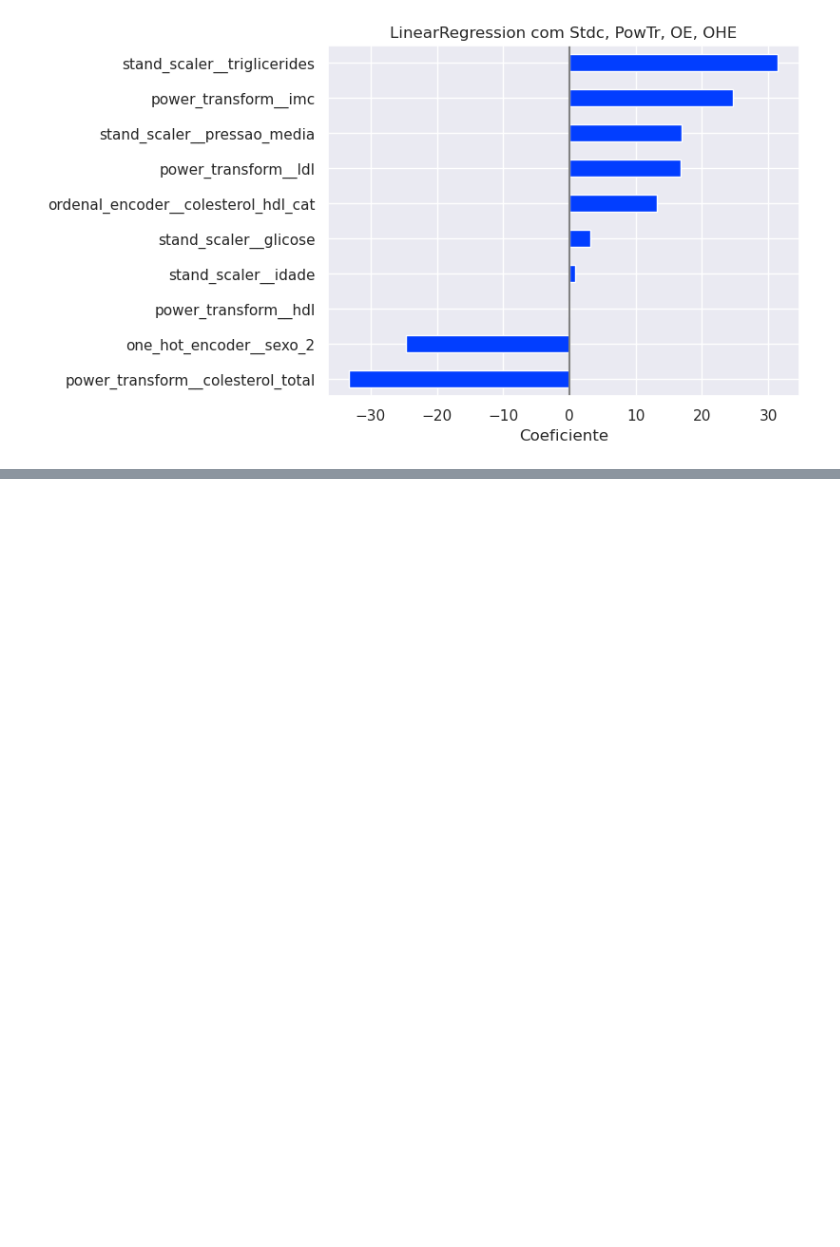
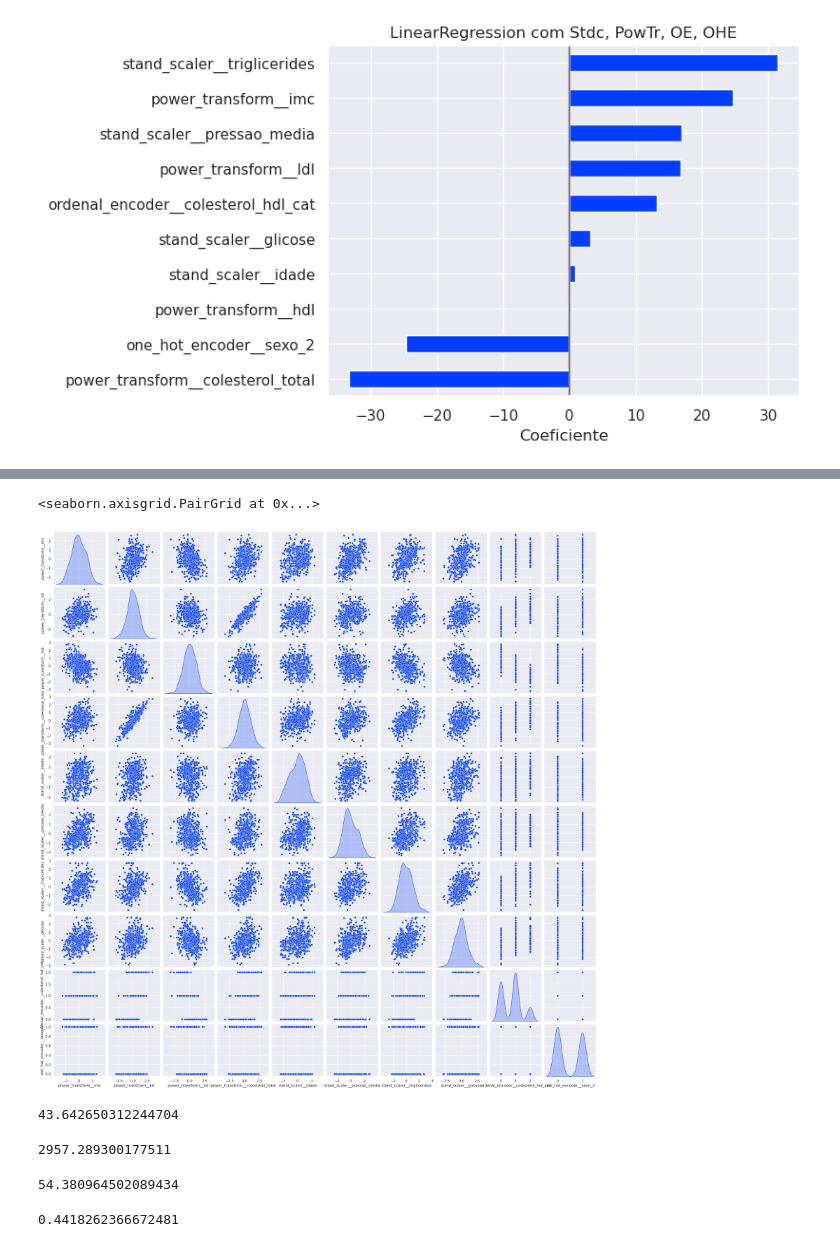
Before and after one commit to PauloViniciusR/Modelos_regressao, a Jupyter notebook: notebooks/06_outras_transformacoes.ipynb, the cells around one changed output, grey strips where cells are left out. Saved outputs shown, nothing was run; the diff lists cells and outputs as text; code cells hidden in the pictures; blank space fills up the shorter version.

```diff
--- a/notebooks/06_outras_transformacoes.ipynb
+++ b/notebooks/06_outras_transformacoes.ipynb
@@ -287,0 +344,9 @@ plot_coefs(coefs, "LinearRegression com Stdc, PowTr, OE, OHE")
+# %%
+X_scaled = pipeline["preprocessor"].transform(X)
+
+X_scaled = pd.DataFrame(X_scaled, columns=pipeline["preprocessor"].get_feature_names_out())
+
+sns.pairplot(X_scaled, diag_kind="kde")
+# %% [output]
+<seaborn.axisgrid.PairGrid at 0x...>
+[figure, added]
@@ -287,0 +355,16 @@ plot_coefs(coefs, "LinearRegression com Stdc, PowTr, OE, OHE")
+# %%
+mean_absolute_error(y_test, y_pred)
+# %% [output]
+43.642650312244704
+# %%
+mean_squared_error(y_test, y_pred)
+# %% [output]
+2957.289300177511
+# %%
+root_mean_squared_error(y_test, y_pred)
+# %% [output]
+54.380964502089434
+# %%
+r2_score(y_test, y_pred)
+# %% [output]
+0.4418262366672481
```
Also changed, not shown: parts of 5 cells of this notebook, 3 other files.
